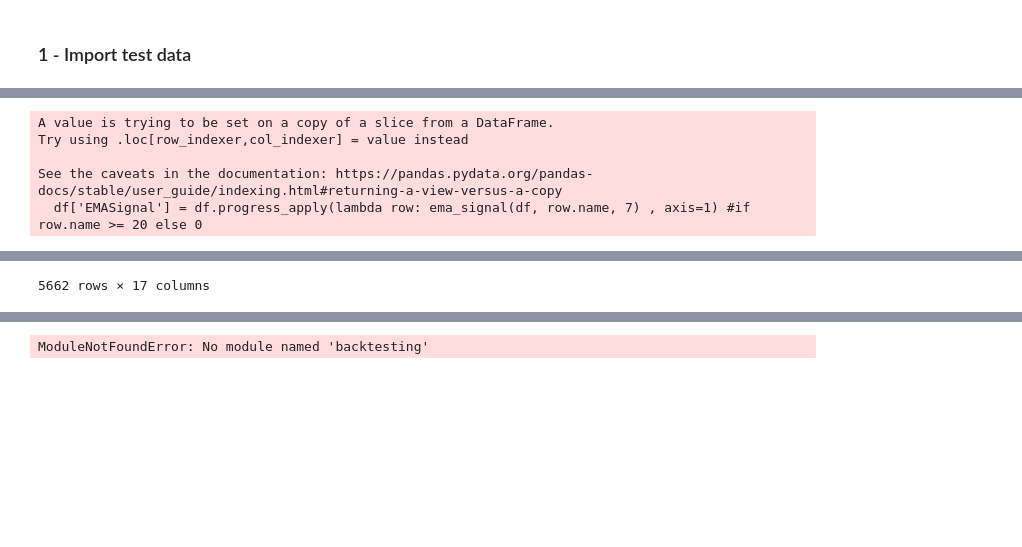
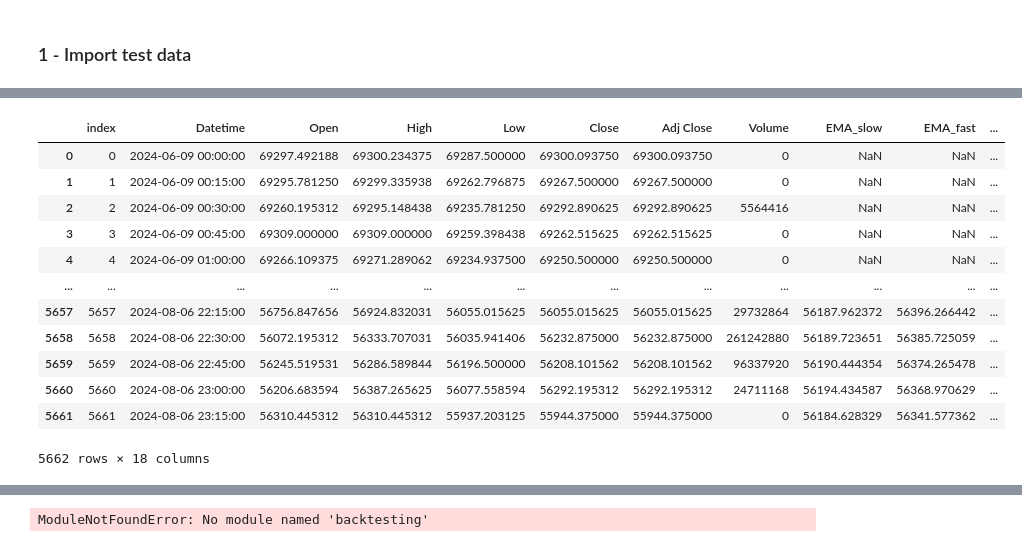
Before and after one commit to adelmogentilini/python_finance, a Jupyter notebook: 01_Strategy_Scalping_Modified_I.ipynb, the cells around one changed output, grey strips where cells are left out. Drawn from its saved outputs; the diff is of its cells as text; code cells hidden in the pictures; blank space fills up the shorter version.

```diff
--- a/01_Strategy_Scalping_Modified_I.ipynb
+++ b/01_Strategy_Scalping_Modified_I.ipynb
@@ -108,29 +87,37 @@ See the caveats in the documentation: https://pandas.pydata.org/pandas-docs/stab
 # %%
 def ema_signal(df, current_candle, backcandles):
     df_slice = df.reset_index().copy()
     # Get the range of candles to consider
     start = max(0, current_candle - backcandles)
     end = current_candle
     relevant_rows = df_slice.iloc[start:end]
 
     # Check if all EMA_fast values are below EMA_slow values
     if all(relevant_rows["EMA_fast"] < relevant_rows["EMA_slow"]):
         return 1
     elif all(relevant_rows["EMA_fast"] > relevant_rows["EMA_slow"]):
         return 2
     else:
         return 0
 
-
+df = df.copy()
 df=df[-10000:-1]
 from tqdm import tqdm
 tqdm.pandas()
 df.reset_index(inplace=True)
 df['EMASignal'] = df.progress_apply(lambda row: ema_signal(df, row.name, 7) , axis=1) #if row.name >= 20 else 0
 df
 # %% [output]
+|  | index | Datetime | Open | High | Low | Close | Adj Close | Volume | EMA_slow | EMA_fast | ... |
+| 0 | 0 | 2024-06-09 00:00:00 | 69297.492188 | 69300.234375 | 69287.500000 | 69300.093750 | 69300.093750 | 0 | NaN | NaN | ... |
+| 1 | 1 | 2024-06-09 00:15:00 | 69295.781250 | 69299.335938 | 69262.796875 | 69267.500000 | 69267.500000 | 0 | NaN | NaN | ... |
+| 2 | 2 | 2024-06-09 00:30:00 | 69260.195312 | 69295.148438 | 69235.781250 | 69292.890625 | 69292.890625 | 5564416 | NaN | NaN | ... |
+| 3 | 3 | 2024-06-09 00:45:00 | 69309.000000 | 69309.000000 | 69259.398438 | 69262.515625 | 69262.515625 | 0 | NaN | NaN | ... |
+| 4 | 4 | 2024-06-09 01:00:00 | 69266.109375 | 69271.289062 | 69234.937500 | 69250.500000 | 69250.500000 | 0 | NaN | NaN | ... |
+| ... | ... | ... | ... | ... | ... | ... | ... | ... | ... | ... | ... |
+| 5657 | 5657 | 2024-08-06 22:15:00 | 56756.847656 | 56924.832031 | 56055.015625 | 56055.015625 | 56055.015625 | 29732864 | 56187.962372 | 56396.266442 | ... |
+| 5658 | 5658 | 2024-08-06 22:30:00 | 56072.195312 | 56333.707031 | 56035.941406 | 56232.875000 | 56232.875000 | 261242880 | 56189.723651 | 56385.725059 | ... |
+| 5659 | 5659 | 2024-08-06 22:45:00 | 56245.519531 | 56286.589844 | 56196.500000 | 56208.101562 | 56208.101562 | 96337920 | 56190.444354 | 56374.265478 | ... |
+| 5660 | 5660 | 2024-08-06 23:00:00 | 56206.683594 | 56387.265625 | 56077.558594 | 56292.195312 | 56292.195312 | 24711168 | 56194.434587 | 56368.970629 | ... |
+| 5661 | 5661 | 2024-08-06 23:15:00 | 56310.445312 | 56310.445312 | 55937.203125 | 55944.375000 | 55944.375000 | 0 | 56184.628329 | 56341.577362 | ... |
-A value is trying to be set on a copy of a slice from a DataFrame.
-Try using .loc[row_indexer,col_indexer] = value instead
-
-See the caveats in the documentation: https://pandas.pydata.org/pandas-docs/stable/user_guide/indexing.html#returning-a-view-versus-a-copy
-  df['EMASignal'] = df.progress_apply(lambda row: ema_signal(df, row.name, 7) , axis=1) #if row.name >= 20 else 0
+5662 rows × 18 columns
@@ -149,4 +124,3 @@ See the caveats in the documentation: https://pandas.pydata.org/pandas-docs/stab
-5662 rows × 17 columns
 # %%
 def total_signal(df, current_candle, backcandles):
     if (ema_signal(df, current_candle, backcandles)==2
```
Also changed, not shown: parts of 7 cells of this notebook, 1 other file.
